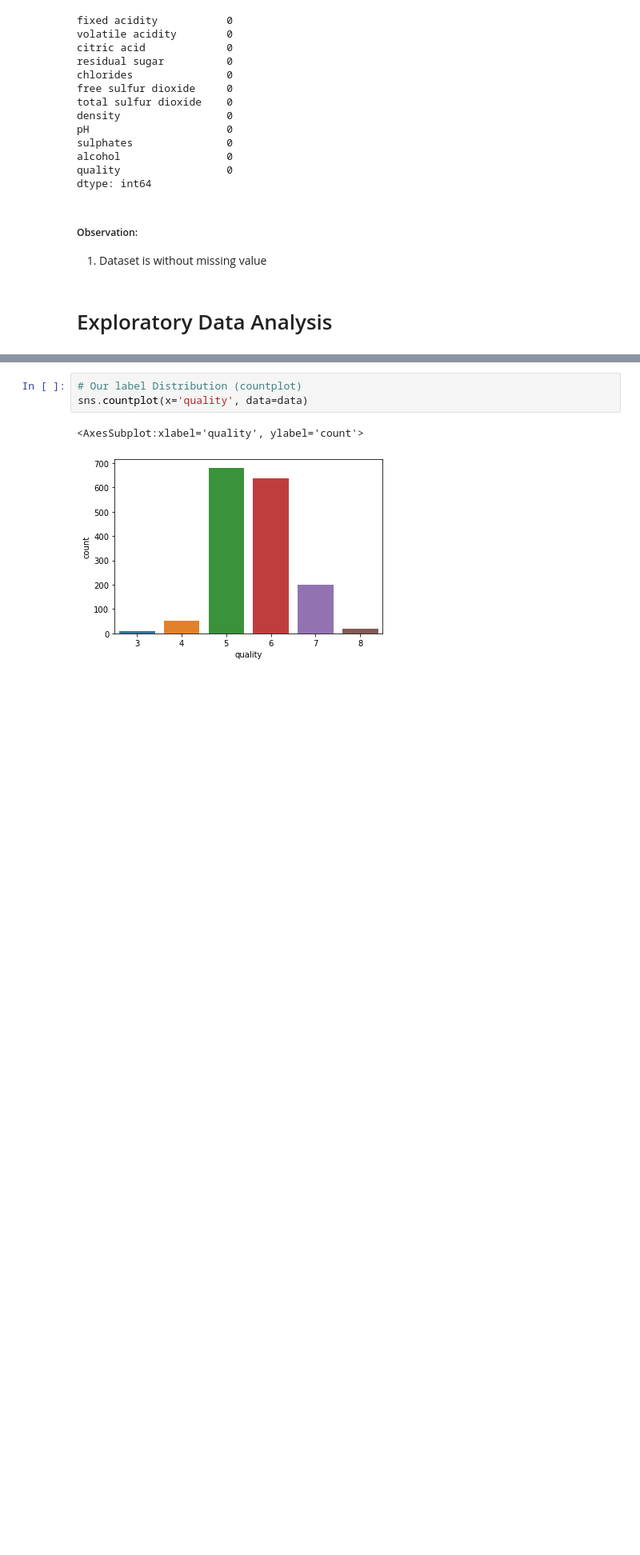
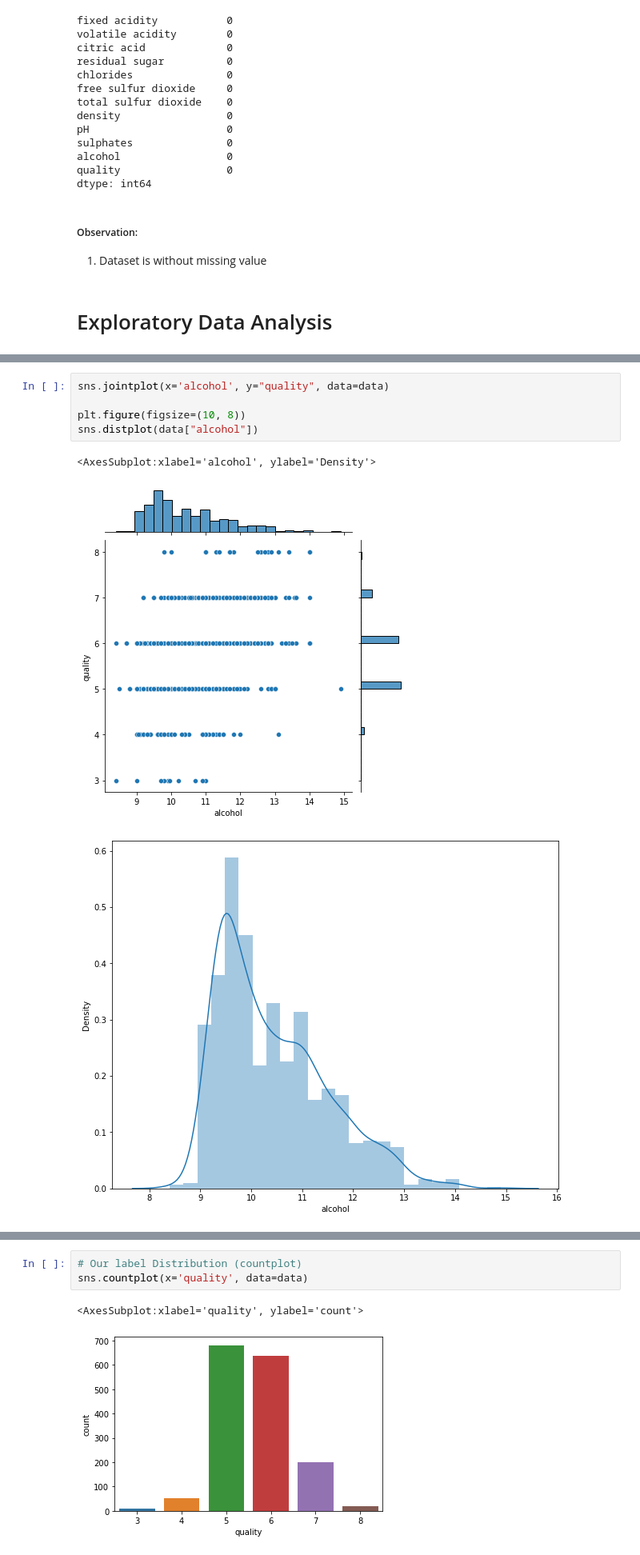
Before and after one commit to dhrey112/ML_Course_19-11-20, a Jupyter notebook: Project/19-11-2020 ML Course Nigeria Project 'name'.ipynb, the cells around one changed output, grey strips where cells are left out. Shown at 80% size. Cells and saved outputs as stored; diff of their text form; blank space fills up the shorter version.

```diff
--- a/Project/19-11-2020 ML Course Nigeria Project 'name'.ipynb
+++ b/Project/19-11-2020 ML Course Nigeria Project 'name'.ipynb
@@ -98,0 +107,9 @@ dtype: int64
+# %%
+sns.jointplot(x='alcohol', y="quality", data=data)
+
+plt.figure(figsize=(10, 8))
+sns.distplot(data["alcohol"])
+# %% [output]
+<AxesSubplot:xlabel='alcohol', ylabel='Density'>
+[figure, added]
+[figure, added]
```
Also changed, not shown: parts of 9 cells of this notebook, 3 other files.
